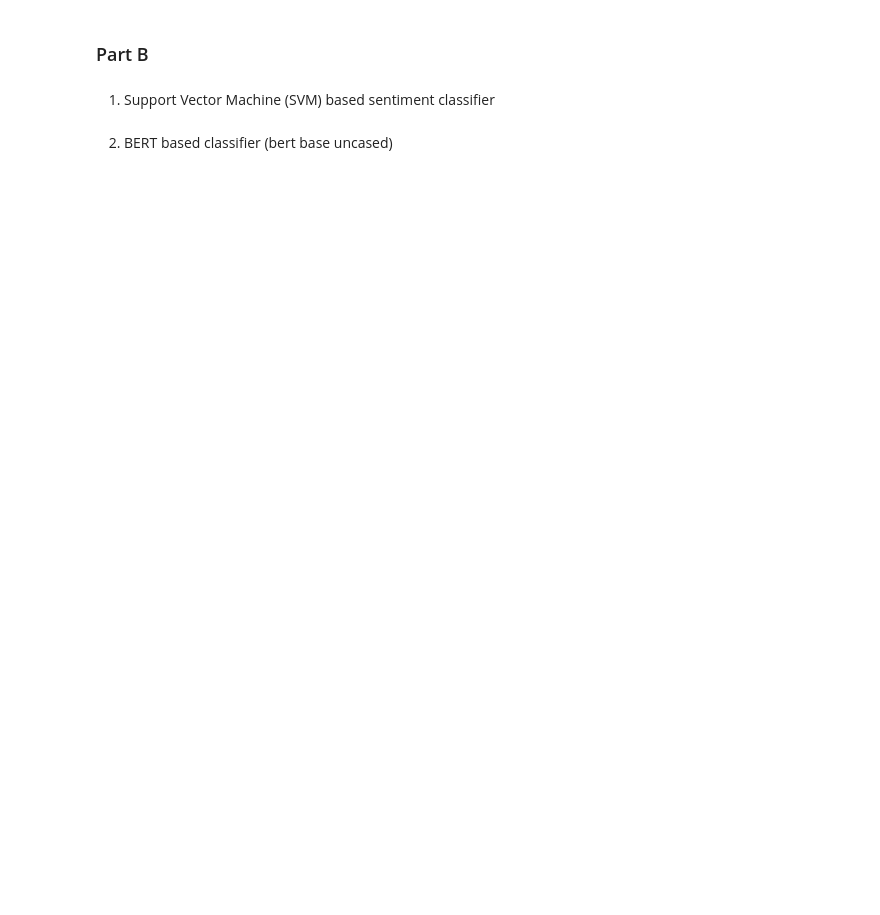
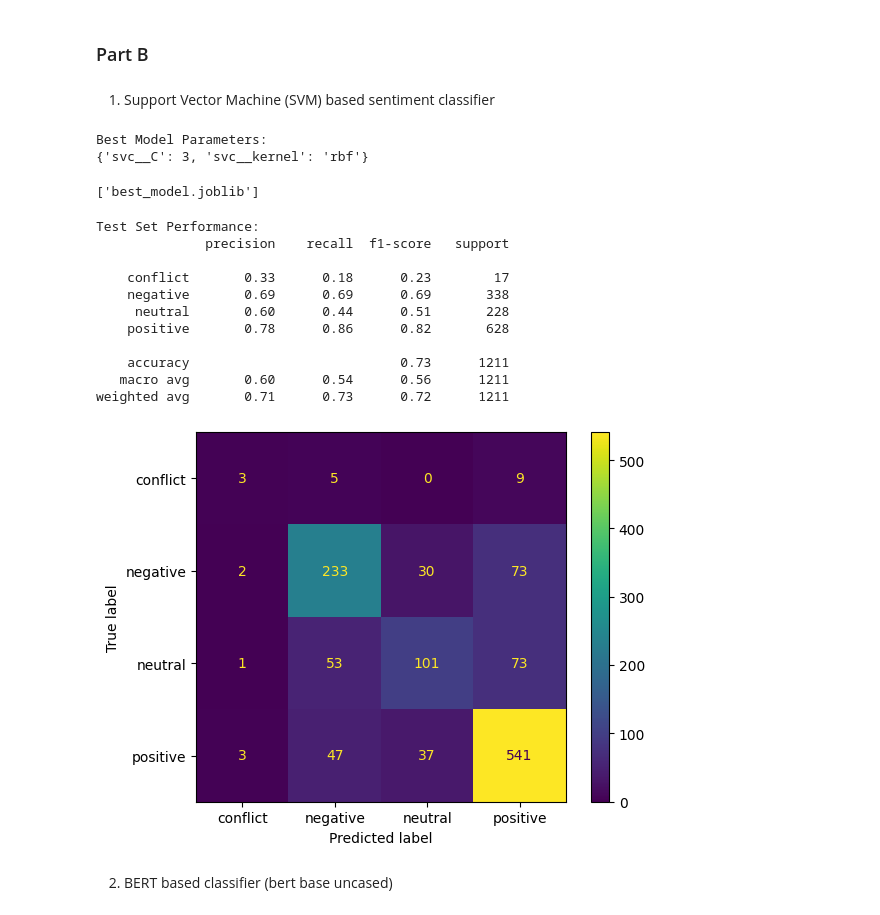
Before and after one commit to PhoenixKing2501/Social-Computing, a Jupyter notebook: Assignment 2/20CS30057.ipynb, the cells around one changed output. Saved outputs shown, nothing was run; the diff lists cells and outputs as text; code cells hidden in the pictures; blank space fills up the shorter version.

Commit message:
fix bert. add test stuff

```diff
--- a/Assignment 2/20CS30057.ipynb
+++ b/Assignment 2/20CS30057.ipynb
@@ -98,24 +133,9 @@ plt.show()
 # %%
 from nltk.corpus import stopwords
 from sklearn.feature_extraction.text import TfidfVectorizer
-from sklearn.metrics import ConfusionMatrixDisplay, classification_report
 from sklearn.model_selection import GridSearchCV
 from sklearn.pipeline import make_pipeline
 from sklearn.svm import SVC
-
-
-# Preprocessing
-def concatenate_aspect_sentence(row: pd.DataFrame) -> str:
-    return f"{row['Aspect Term']} [SEP] {row['Sentence']}"
-
-
-train['Input'] = train.apply(concatenate_aspect_sentence, axis=1)
-test['Input'] = test.apply(concatenate_aspect_sentence, axis=1)
-
-X_train = train['Input']
-y_train = train['Polarity']
-X_test = test['Input']
-y_test = test['Polarity']
 
 # Model Creation
 pipeline = make_pipeline(
@@ -145,12 +165,37 @@ print("Best Model Parameters:")
 pp(grid_search.best_params_)
 best_model.fit(X_train, y_train)
 
-# Model Evaluation
-y_pred_test = best_model.predict(X_test)
-print("\nTest Set Performance:")
-print(classification_report(y_test, y_pred_test))
-
-# print confusion matrix
-cm_disp = ConfusionMatrixDisplay.from_predictions(y_test, y_pred_test)
+# save the model
+joblib.dump(best_model, 'best_model.joblib')
+# %% [output]
+Best Model Parameters:
+{'svc__C': 3, 'svc__kernel': 'rbf'}
+['best_model.joblib']
+# %%
+from sklearn.metrics import ConfusionMatrixDisplay, classification_report
+
+# load the model
+best_model = joblib.load('best_model.joblib')
+
+# Model Evaluation
+y_pred_test = best_model.predict(X_test)
+print("\nTest Set Performance:")
+print(classification_report(y_test, y_pred_test))
+
+# print confusion matrix
+cm_display = ConfusionMatrixDisplay.from_predictions(y_test, y_pred_test)
+# %% [output]
+Test Set Performance:
+              precision    recall  f1-score   support
+
+    conflict       0.33      0.18      0.23        17
+    negative       0.69      0.69      0.69       338
+     neutral       0.60      0.44      0.51       228
+    positive       0.78      0.86      0.82       628
+
+    accuracy                           0.73      1211
+   macro avg       0.60      0.54      0.56      1211
+weighted avg       0.71      0.73      0.72      1211
+[figure, added]
 # %% [markdown]
 2. BERT based classifier (bert base uncased)
```
Also changed, not shown: parts of 6 cells of this notebook, 3 other files.
